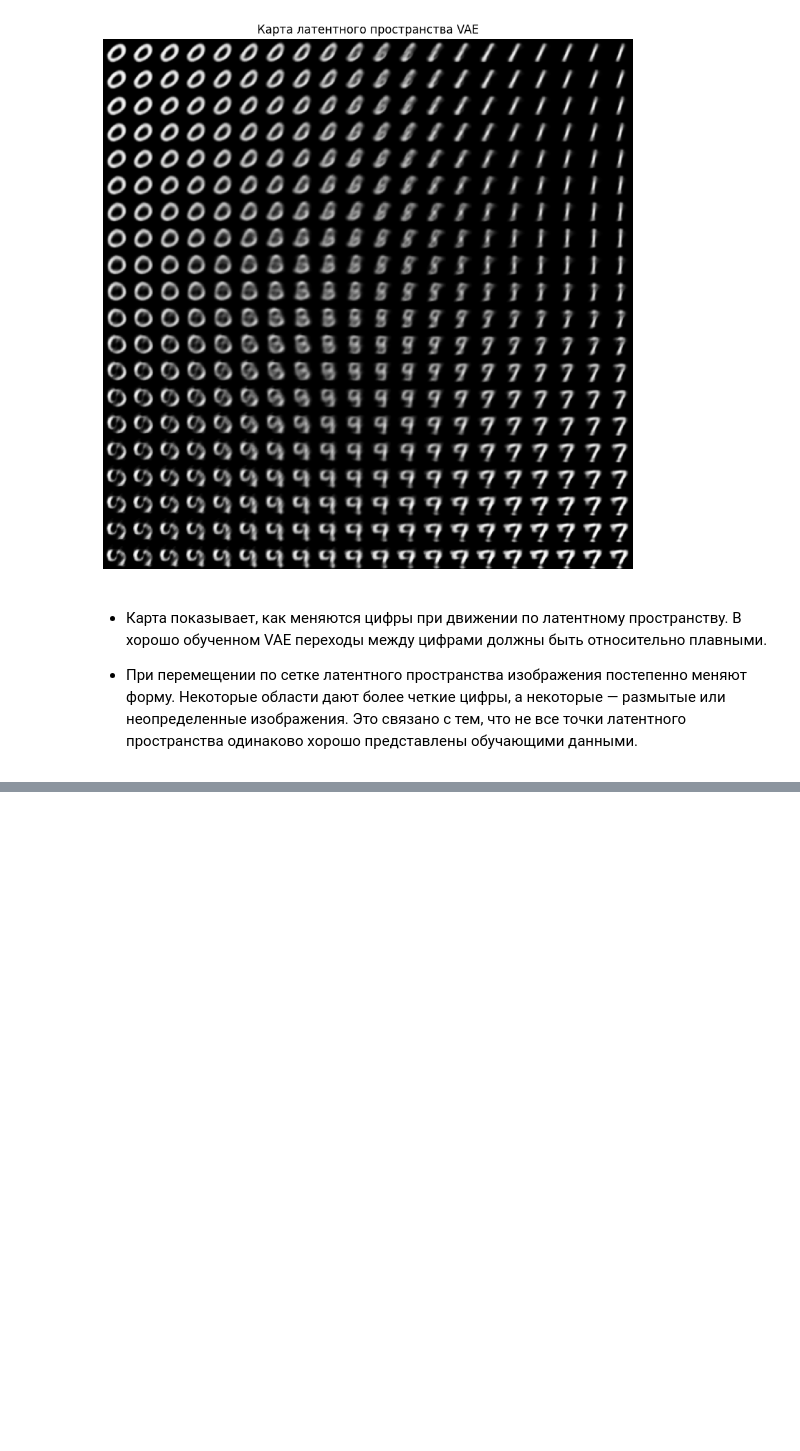
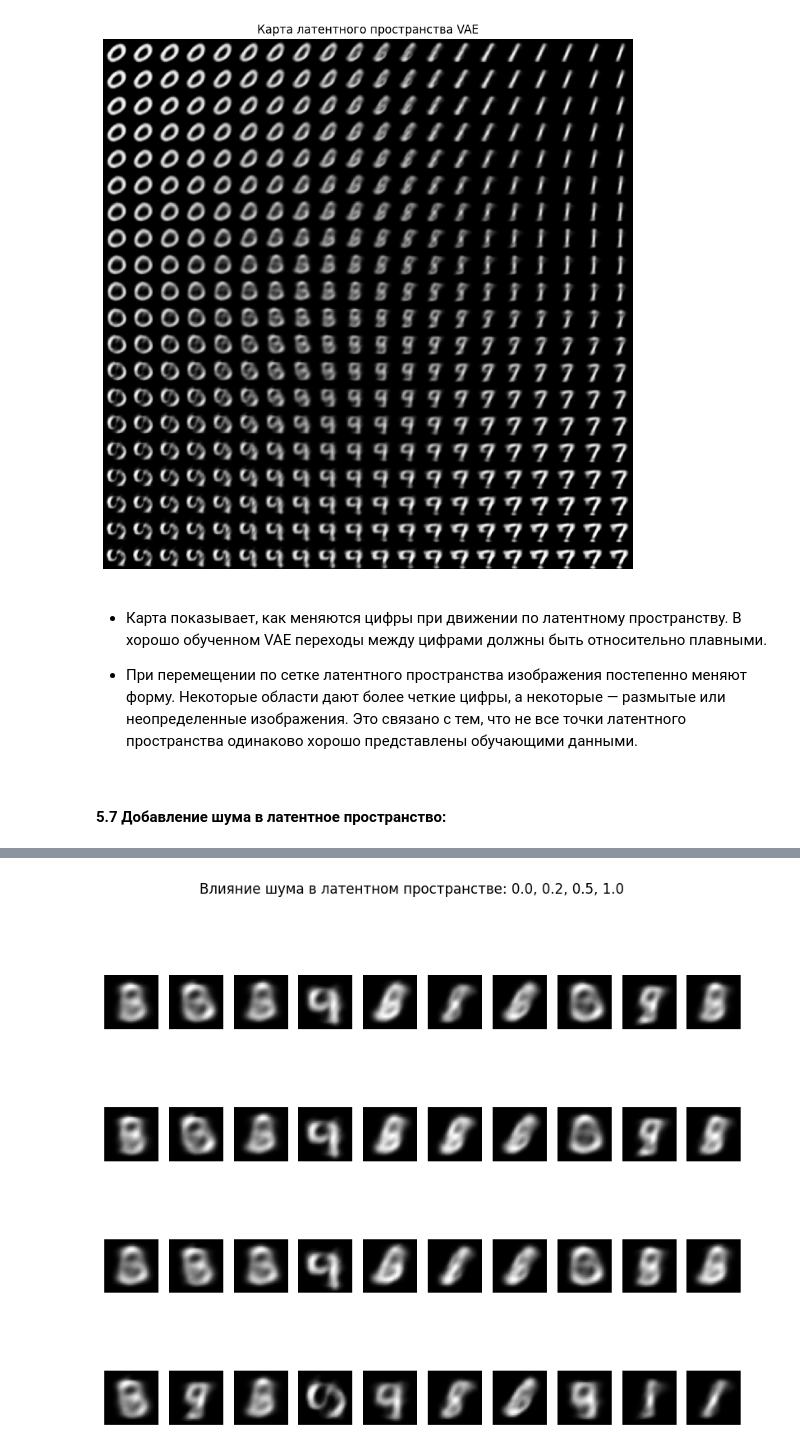
Before and after one commit to tarasovEgor/DeepLearningKurs, a Jupyter notebook: src/lab_4/VAE_lab_4.ipynb, the cells around one changed output, grey strips where cells are left out. Drawn from its saved outputs; the diff is of its cells as text; code cells hidden in the pictures; blank space fills up the shorter version.

```diff
--- a/src/lab_4/VAE_lab_4.ipynb
+++ b/src/lab_4/VAE_lab_4.ipynb
@@ -1392,3 +1392,32 @@ plot_latent_grid(decoder, grid_size=20, value_range=3)
 В хорошо обученном VAE переходы между цифрами должны быть относительно плавными.
 
 - При перемещении по сетке латентного пространства изображения постепенно меняют форму. Некоторые области дают более четкие цифры, а некоторые — размытые или неопределенные изображения. Это связано с тем, что не все точки латентного пространства одинаково хорошо представлены обучающими данными.
+# %% [markdown]
+#### 5.7 Добавление шума в латентное пространство:
+# %%
+# Базовые латентные точки
+base_latent_samples = np.random.normal(size=(10, latent_dim))
+
+# Уровни шума для эксперимента
+noise_levels = [0.0, 0.2, 0.5, 1.0]
+
+plt.figure(figsize=(10, 8))
+
+for row, noise_level in enumerate(noise_levels):
+    # Добавляем шум к латентным точкам
+    noisy_points = base_latent_samples + np.random.normal(
+        scale=noise_level,
+        size=base_latent_samples.shape
+    )
+
+    # Генерируем изображения
+    noisy_images = decoder.predict(noisy_points)
+
+    for i in range(10):
+        plt.subplot(len(noise_levels), 10, row * 10 + i + 1)
+        plt.imshow(noisy_images[i].reshape(28, 28), cmap="gray")
+        plt.axis("off")
+
+plt.suptitle("Влияние шума в латентном пространстве: 0.0, 0.2, 0.5, 1.0")
+plt.show()
+# %% [output]
@@ -1394,0 +1428 @@ plot_latent_grid(decoder, grid_size=20, value_range=3)
+[figure, added]
```
Also changed, not shown: parts of 4 cells of this notebook.
